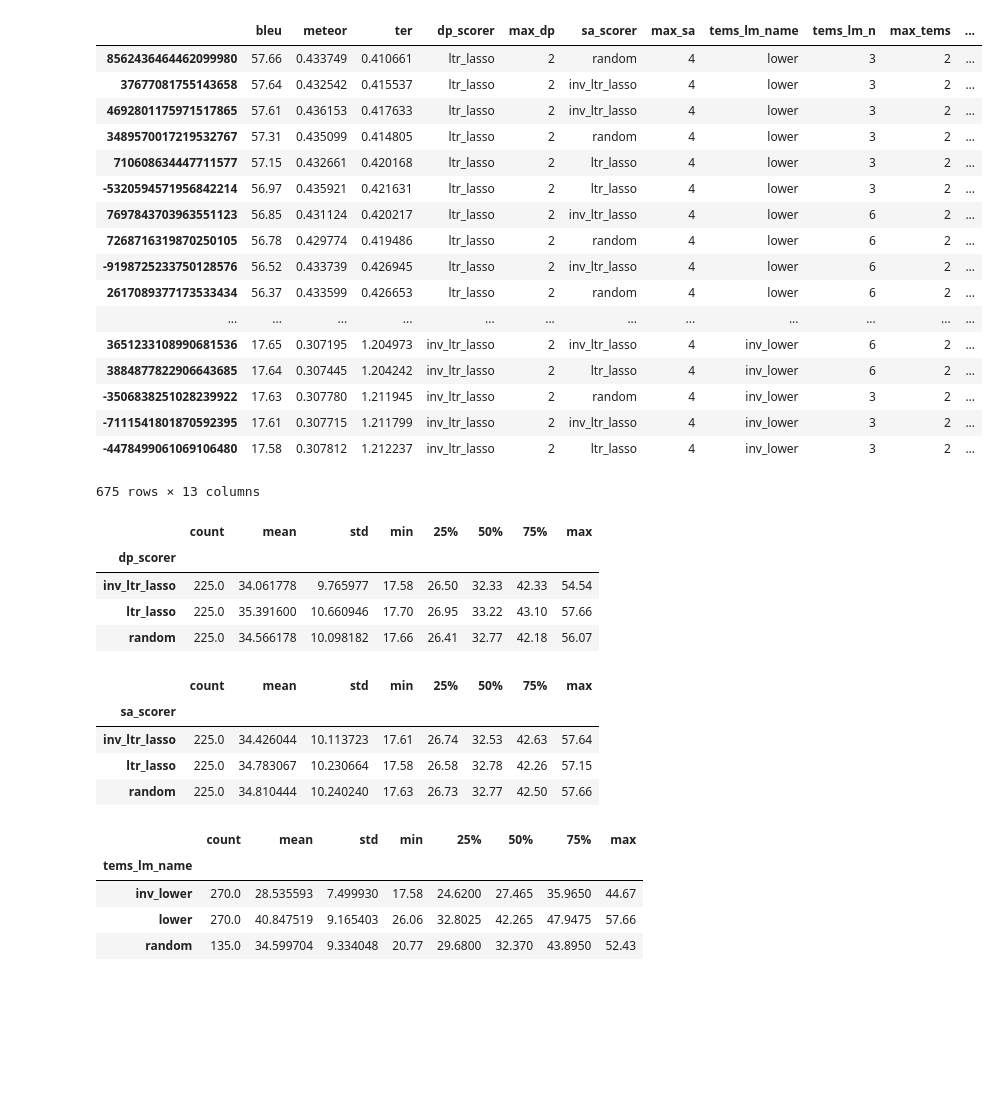
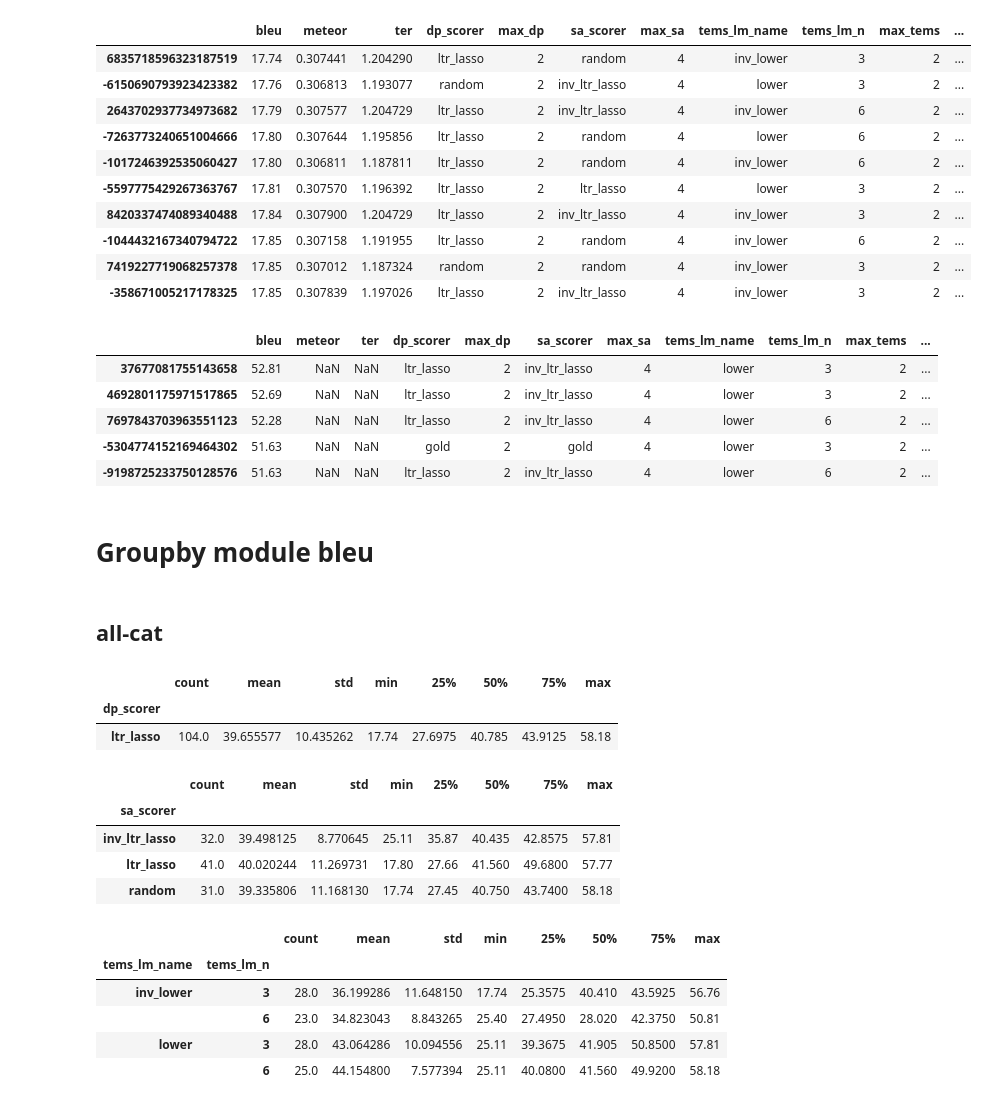
Before and after one commit to abevieiramota/masters, a Jupyter notebook: notebook/00 - Automatic evaluation - DEV.ipynb, the cells around one changed output. Cells and saved outputs as stored; diff of their text form; code cells hidden in the pictures; blank space fills up the shorter version.

```diff
--- a/notebook/00 - Automatic evaluation - DEV.ipynb
+++ b/notebook/00 - Automatic evaluation - DEV.ipynb
@@ -20,7 +20,7 @@ for model in models:
         df_ = pd.read_csv(f'../data/models/dev/{model}/system_evaluation.csv', index_col=['subset', 'references', 'metric'])
         dfs.append(df_)
 
-scores_df = pd.concat(dfs, keys=models).reset_index(level=[1, 2], drop=True).unstack()
+scores_df = pd.concat(dfs, keys=models).unstack()
 scores_df.columns = scores_df.columns.droplevel()
 # %%
 params_dfs = []
@@ -28,5 +28,6 @@ for model in models:
     with open(f'../data/models/dev/{model}/params.pkl', 'rb') as f:
         params_dfs.append(pd.DataFrame([pickle.load(f)], index=[model]))
 
-
 params_df = pd.concat(params_dfs)
+params_df.tems_lm_n.fillna(0, inplace=True)
+params_df.txs_lm_n.fillna(0, inplace=True)
@@ -32,0 +79,14 @@ params_df = pd.concat(params_dfs)
+# %%
+df_all.sort_values('bleu').head(10)
+# %% [output]
+|  | bleu | meteor | ter | dp_scorer | max_dp | sa_scorer | max_sa | tems_lm_name | tems_lm_n | max_tems | ... |
+| 6835718596323187519 | 17.74 | 0.307441 | 1.204290 | ltr_lasso | 2 | random | 4 | inv_lower | 3 | 2 | ... |
+| -6150690793923423382 | 17.76 | 0.306813 | 1.193077 | random | 2 | inv_ltr_lasso | 4 | lower | 3 | 2 | ... |
+| 2643702937734973682 | 17.79 | 0.307577 | 1.204729 | ltr_lasso | 2 | inv_ltr_lasso | 4 | inv_lower | 6 | 2 | ... |
+| -7263773240651004666 | 17.80 | 0.307644 | 1.195856 | ltr_lasso | 2 | random | 4 | lower | 6 | 2 | ... |
+| -1017246392535060427 | 17.80 | 0.306811 | 1.187811 | ltr_lasso | 2 | random | 4 | inv_lower | 6 | 2 | ... |
+| -5597775429267363767 | 17.81 | 0.307570 | 1.196392 | ltr_lasso | 2 | ltr_lasso | 4 | lower | 3 | 2 | ... |
+| 8420337474089340488 | 17.84 | 0.307900 | 1.204729 | ltr_lasso | 2 | inv_ltr_lasso | 4 | inv_lower | 3 | 2 | ... |
+| -1044432167340794722 | 17.85 | 0.307158 | 1.191955 | ltr_lasso | 2 | random | 4 | inv_lower | 6 | 2 | ... |
+| 7419227719068257378 | 17.85 | 0.307012 | 1.187324 | random | 2 | random | 4 | inv_lower | 3 | 2 | ... |
+| -358671005217178325 | 17.85 | 0.307839 | 1.197026 | ltr_lasso | 2 | inv_ltr_lasso | 4 | inv_lower | 3 | 2 | ... |
@@ -33,24 +96,14 @@ params_df = pd.concat(params_dfs)
 # %%
-df = pd.merge(scores_df, params_df, left_index=True, right_index=True)
+scores_5 = scores_df.loc[(slice(None), '5size', slice(None)), :].reset_index(level=[1, 2], drop=True)
+
+df_5 = pd.merge(scores_5, params_df, left_index=True, right_index=True)
 
 cols = ['bleu', 'meteor', 'ter', 'dp_scorer', 'max_dp', 'sa_scorer', 'max_sa', 'tems_lm_name', 'tems_lm_n', 'max_tems', 'referrer', 'txs_lm_name', 'txs_lm_n']
-df.sort_values('bleu', ascending=False).loc[:, cols]
+df_5.sort_values('bleu', ascending=False).loc[:, cols].head()
 # %% [output]
 |  | bleu | meteor | ter | dp_scorer | max_dp | sa_scorer | max_sa | tems_lm_name | tems_lm_n | max_tems | ... |
-| 8562436464462099980 | 57.66 | 0.433749 | 0.410661 | ltr_lasso | 2 | random | 4 | lower | 3 | 2 | ... |
-| 37677081755143658 | 57.64 | 0.432542 | 0.415537 | ltr_lasso | 2 | inv_ltr_lasso | 4 | lower | 3 | 2 | ... |
-| 4692801175971517865 | 57.61 | 0.436153 | 0.417633 | ltr_lasso | 2 | inv_ltr_lasso | 4 | lower | 3 | 2 | ... |
-| 3489570017219532767 | 57.31 | 0.435099 | 0.414805 | ltr_lasso | 2 | random | 4 | lower | 3 | 2 | ... |
-| 710608634447711577 | 57.15 | 0.432661 | 0.420168 | ltr_lasso | 2 | ltr_lasso | 4 | lower | 3 | 2 | ... |
-| -5320594571956842214 | 56.97 | 0.435921 | 0.421631 | ltr_lasso | 2 | ltr_lasso | 4 | lower | 3 | 2 | ... |
-| 7697843703963551123 | 56.85 | 0.431124 | 0.420217 | ltr_lasso | 2 | inv_ltr_lasso | 4 | lower | 6 | 2 | ... |
-| 7268716319870250105 | 56.78 | 0.429774 | 0.419486 | ltr_lasso | 2 | random | 4 | lower | 6 | 2 | ... |
-| -9198725233750128576 | 56.52 | 0.433739 | 0.426945 | ltr_lasso | 2 | inv_ltr_lasso | 4 | lower | 6 | 2 | ... |
-| 2617089377173533434 | 56.37 | 0.433599 | 0.426653 | ltr_lasso | 2 | random | 4 | lower | 6 | 2 | ... |
-| ... | ... | ... | ... | ... | ... | ... | ... | ... | ... | ... | ... |
-| 3651233108990681536 | 17.65 | 0.307195 | 1.204973 | inv_ltr_lasso | 2 | inv_ltr_lasso | 4 | inv_lower | 6 | 2 | ... |
-| 3884877822906643685 | 17.64 | 0.307445 | 1.204242 | inv_ltr_lasso | 2 | ltr_lasso | 4 | inv_lower | 6 | 2 | ... |
-| -3506838251028239922 | 17.63 | 0.307780 | 1.211945 | inv_ltr_lasso | 2 | random | 4 | inv_lower | 3 | 2 | ... |
-| -7111541801870592395 | 17.61 | 0.307715 | 1.211799 | inv_ltr_lasso | 2 | inv_ltr_lasso | 4 | inv_lower | 3 | 2 | ... |
-| -4478499061069106480 | 17.58 | 0.307812 | 1.212237 | inv_ltr_lasso | 2 | ltr_lasso | 4 | inv_lower | 3 | 2 | ... |
+| 37677081755143658 | 52.81 | NaN | NaN | ltr_lasso | 2 | inv_ltr_lasso | 4 | lower | 3 | 2 | ... |
+| 4692801175971517865 | 52.69 | NaN | NaN | ltr_lasso | 2 | inv_ltr_lasso | 4 | lower | 3 | 2 | ... |
+| 7697843703963551123 | 52.28 | NaN | NaN | ltr_lasso | 2 | inv_ltr_lasso | 4 | lower | 6 | 2 | ... |
+| -5304774152169464302 | 51.63 | NaN | NaN | gold | 2 | gold | 4 | lower | 3 | 2 | ... |
+| -9198725233750128576 | 51.63 | NaN | NaN | ltr_lasso | 2 | inv_ltr_lasso | 4 | lower | 6 | 2 | ... |
-675 rows × 13 columns
@@ -59,25 +113,28 @@ df.to_csv('../data/models/dev/results.csv')
+# %% [markdown]
+# Groupby module bleu
+# %% [markdown]
+## all-cat
 # %%
-df.groupby('dp_scorer').bleu.describe()
+df_all.groupby('dp_scorer').bleu.describe()
 # %% [output]
 |  | count | mean | std | min | 25% | 50% | 75% | max |
 | dp_scorer |  |  |  |  |  |  |  |  |
-| inv_ltr_lasso | 225.0 | 34.061778 | 9.765977 | 17.58 | 26.50 | 32.33 | 42.33 | 54.54 |
-| ltr_lasso | 225.0 | 35.391600 | 10.660946 | 17.70 | 26.95 | 33.22 | 43.10 | 57.66 |
-| random | 225.0 | 34.566178 | 10.098182 | 17.66 | 26.41 | 32.77 | 42.18 | 56.07 |
+| ltr_lasso | 104.0 | 39.655577 | 10.435262 | 17.74 | 27.6975 | 40.785 | 43.9125 | 58.18 |
 # %%
-df.groupby('sa_scorer').bleu.describe()
+df_all.groupby('sa_scorer').bleu.describe()
 # %% [output]
 |  | count | mean | std | min | 25% | 50% | 75% | max |
 | sa_scorer |  |  |  |  |  |  |  |  |
-| inv_ltr_lasso | 225.0 | 34.426044 | 10.113723 | 17.61 | 26.74 | 32.53 | 42.63 | 57.64 |
-| ltr_lasso | 225.0 | 34.783067 | 10.230664 | 17.58 | 26.58 | 32.78 | 42.26 | 57.15 |
-| random | 225.0 | 34.810444 | 10.240240 | 17.63 | 26.73 | 32.77 | 42.50 | 57.66 |
+| inv_ltr_lasso | 32.0 | 39.498125 | 8.770645 | 25.11 | 35.87 | 40.435 | 42.8575 | 57.81 |
+| ltr_lasso | 41.0 | 40.020244 | 11.269731 | 17.80 | 27.66 | 41.560 | 49.6800 | 57.77 |
+| random | 31.0 | 39.335806 | 11.168130 | 17.74 | 27.45 | 40.750 | 43.7400 | 58.18 |
 # %%
-df.groupby('tems_lm_name').bleu.describe()
+df_all.groupby(['tems_lm_name', 'tems_lm_n']).bleu.describe()
 # %% [output]
-|  | count | mean | std | min | 25% | 50% | 75% | max |
-| tems_lm_name |  |  |  |  |  |  |  |  |
-| inv_lower | 270.0 | 28.535593 | 7.499930 | 17.58 | 24.6200 | 27.465 | 35.9650 | 44.67 |
-| lower | 270.0 | 40.847519 | 9.165403 | 26.06 | 32.8025 | 42.265 | 47.9475 | 57.66 |
-| random | 135.0 | 34.599704 | 9.334048 | 20.77 | 29.6800 | 32.370 | 43.8950 | 52.43 |
+|  |  | count | mean | std | min | 25% | 50% | 75% | max |
+| tems_lm_name | tems_lm_n |  |  |  |  |  |  |  |  |
+| inv_lower | 3 | 28.0 | 36.199286 | 11.648150 | 17.74 | 25.3575 | 40.410 | 43.5925 | 56.76 |
+|  | 6 | 23.0 | 34.823043 | 8.843265 | 25.40 | 27.4950 | 28.020 | 42.3750 | 50.81 |
+| lower | 3 | 28.0 | 43.064286 | 10.094556 | 25.11 | 39.3675 | 41.905 | 50.8500 | 57.81 |
+|  | 6 | 25.0 | 44.154800 | 7.577394 | 25.11 | 40.0800 | 41.560 | 49.9200 | 58.18 |
 # %%
```
Also changed, not shown: parts of 12 cells of this notebook, 5 other files.
